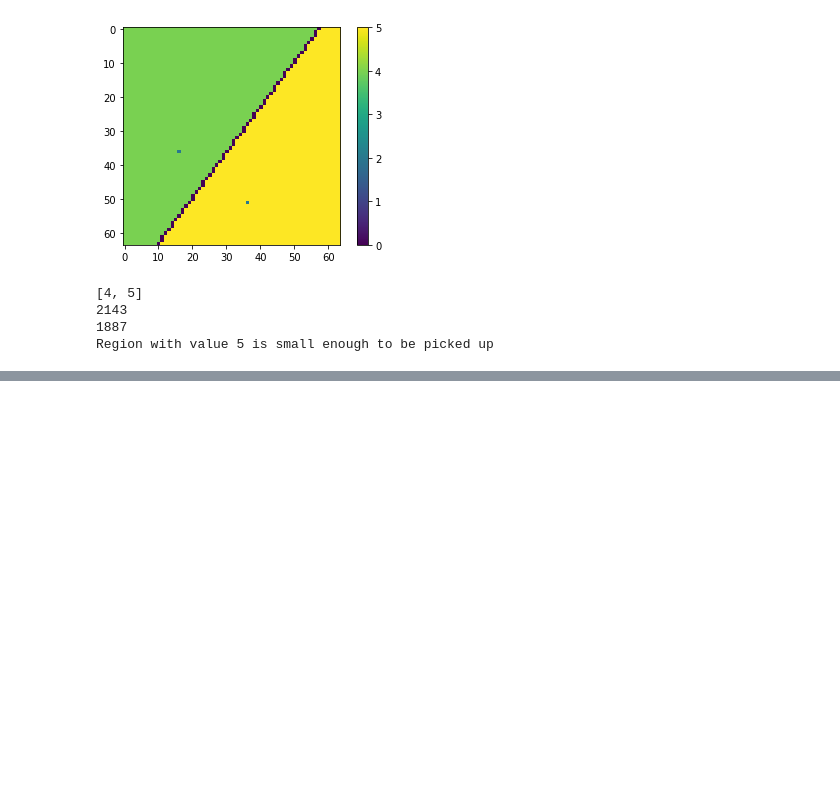
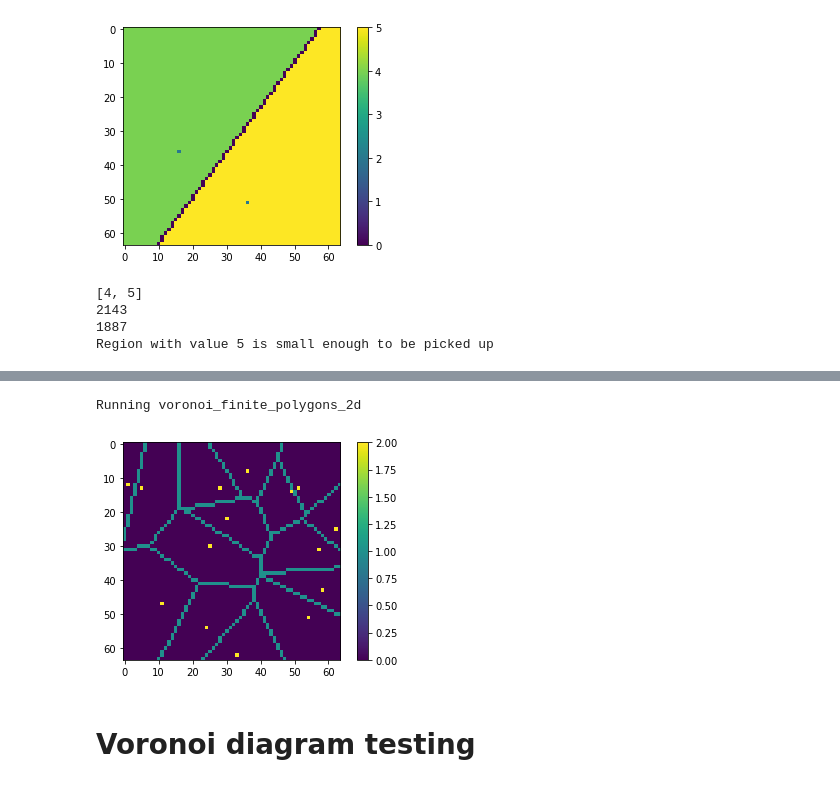
Before and after one commit to Bibbidi-Babbidi-Boo/Domain-Decomposition, a Jupyter notebook: notebooks/GymFunctions.ipynb, the cells around one changed output, grey strips where cells are left out. Saved outputs shown, nothing was run; the diff lists cells and outputs as text; code cells hidden in the pictures; blank space fills up the shorter version.

```diff
--- a/notebooks/GymFunctions.ipynb
+++ b/notebooks/GymFunctions.ipynb
@@ -739,0 +702,34 @@ Region with value 5 is small enough to be picked up
+# %%
+new_regions, new_vertices, new_ridge_vertices = voronoi_finite_polygons_2d(vor)
+# %% [output]
+Running voronoi_finite_polygons_2d
+# %%
+ridge_verts = vertIdxToVal(new_vertices, new_ridge_vertices)
+# %%
+lines = drawMultipleLines(ridge_verts)
+# %%
+x_min = 0
+x_max = 63
+y_min = 0
+y_max = 63
+valid_lines = []
+for line in lines:
+    temp_line = []
+    for i,p in enumerate(line):
+        if (p[0] >= x_min and p[0] <= x_max) and (p[1] >= y_min and p[1] <= y_max):
+            temp_line.append(p)
+    valid_lines.append(temp_line)
+# %%
+canvas = np.zeros((64,64))
+
+for l in valid_lines:
+    for p in l:
+        canvas[p] = 1
+
+for s in sites.tolist():
+    canvas[tuple(s)] = 2
+plot2D(canvas)
+# %% [output]
+[figure, added]
+# %% [markdown]
+# Voronoi diagram testing
```
Also changed, not shown: parts of 68 cells of this notebook, 15 other files.
